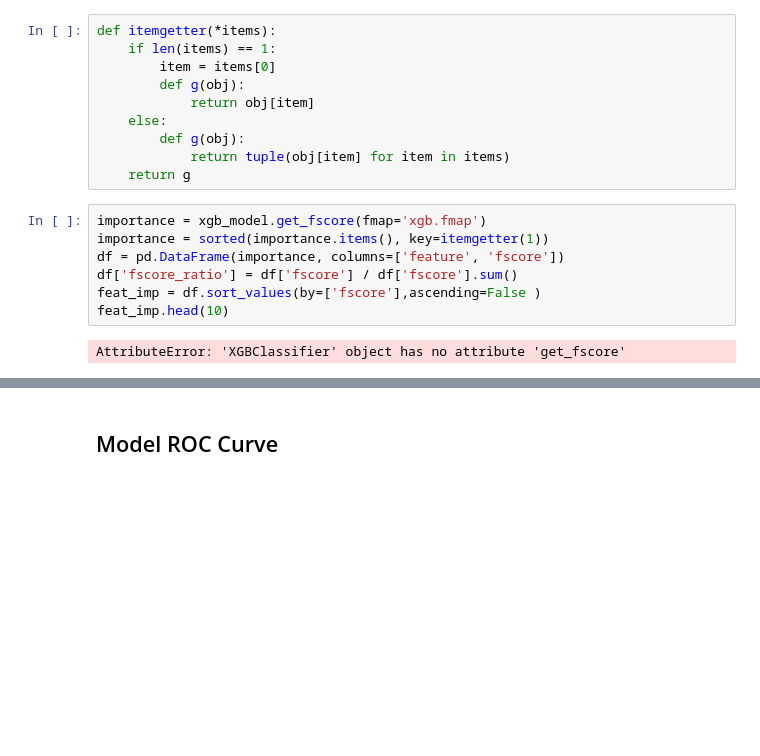
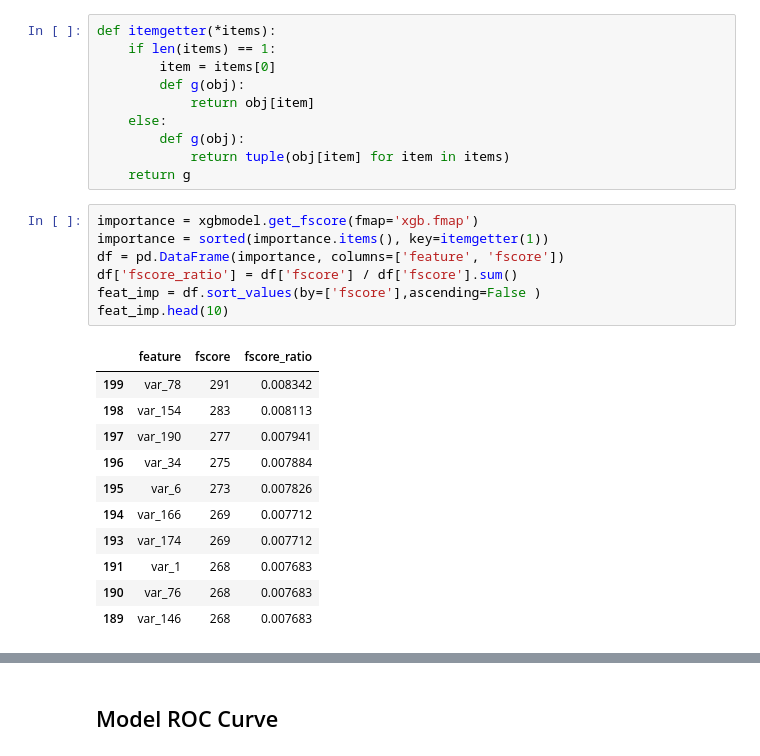
Before and after one commit to ederson-souza/Udacity-Capstone-Project, a Jupyter notebook: Capstone Project.ipynb, the cells around one changed output, grey strips where cells are left out. Drawn from its saved outputs; the diff is of its cells as text; blank space fills up the shorter version.

```diff
--- a/Capstone Project.ipynb
+++ b/Capstone Project.ipynb
@@ -438,14 +456,24 @@ def itemgetter(*items):
             return tuple(obj[item] for item in items)
     return g
 # %%
-importance = xgb_model.get_fscore(fmap='xgb.fmap')
+importance = xgbmodel.get_fscore(fmap='xgb.fmap')
 importance = sorted(importance.items(), key=itemgetter(1))
 df = pd.DataFrame(importance, columns=['feature', 'fscore'])
 df['fscore_ratio'] = df['fscore'] / df['fscore'].sum()
 feat_imp = df.sort_values(by=['fscore'],ascending=False )
 feat_imp.head(10)
 # %% [output]
-AttributeError: 'XGBClassifier' object has no attribute 'get_fscore'
+|  | feature | fscore | fscore_ratio |
+| 199 | var_78 | 291 | 0.008342 |
+| 198 | var_154 | 283 | 0.008113 |
+| 197 | var_190 | 277 | 0.007941 |
+| 196 | var_34 | 275 | 0.007884 |
+| 195 | var_6 | 273 | 0.007826 |
+| 194 | var_166 | 269 | 0.007712 |
+| 193 | var_174 | 269 | 0.007712 |
+| 191 | var_1 | 268 | 0.007683 |
+| 190 | var_76 | 268 | 0.007683 |
+| 189 | var_146 | 268 | 0.007683 |
 # %%
 def my_plot_importance(booster, figsize, **kwargs):
     from xgboost import plot_importance
```
Also changed, not shown: parts of 28 cells of this notebook.
